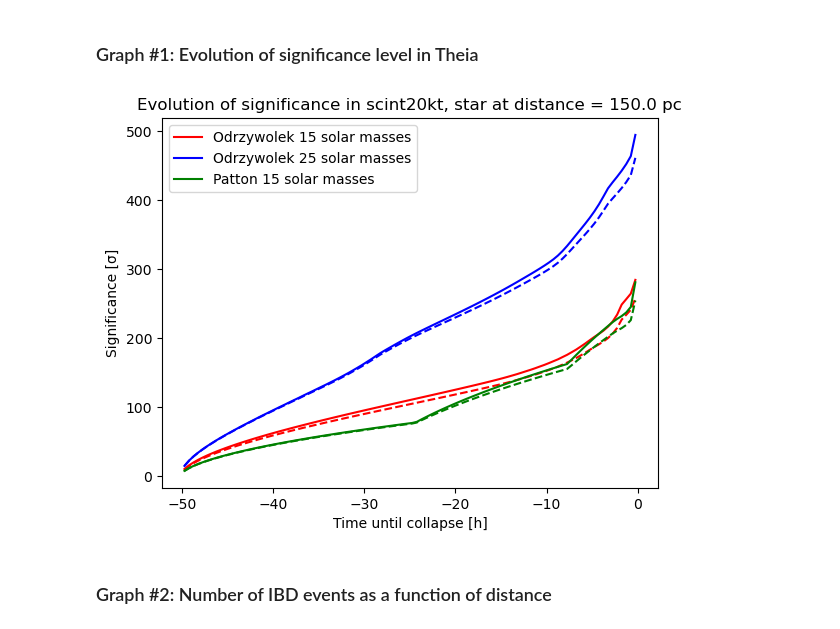
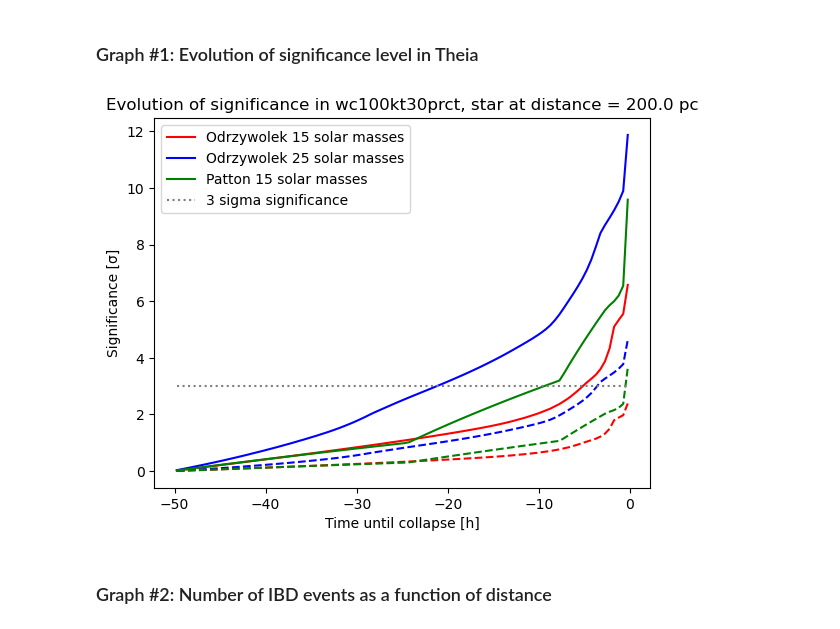
Before and after one commit to idasljung/snewpy, a Jupyter notebook: KURF_2023_Theia_PreSN/Theia_PreSN/theia_graphs_50hours.ipynb, the cells around one changed output. Saved outputs shown, nothing was run; the diff lists cells and outputs as text; code cells hidden in the pictures.

```diff
--- a/KURF_2023_Theia_PreSN/Theia_PreSN/theia_graphs_50hours.ipynb
+++ b/KURF_2023_Theia_PreSN/Theia_PreSN/theia_graphs_50hours.ipynb
@@ -15,18 +15,18 @@ import numpy as np
 from snewpy import snowglobes
 
 SNOwGLoBES_path = '/Users/peterasljung/Desktop/snowglobes/' # to use custom SNOwGLoBES detector/channel/smearing files, set SNOwGLoBES directory
-SNEWPY_models_base = "models/"   # directory containing SNEWPY models
+SNEWPY_models_base = "../../models/"   # directory containing SNEWPY models
 # %%
 #Detector
-detector = "theia"
+detector = "wc100kt30prct"
 
 #Betelgeuse
-distance = 0.15
+distance = 0.2
 modeltype_O = 'Odrzywolek_2010'
 modeltype_P = 'Patton_2017'
 
-transformation = 'AdiabaticMSW_NMO'  #'AdiabaticMSW_NMO'
-transformation_INV = 'AdiabaticMSW_IMO' #'AdiabaticMSW_IMO'
+transformation = 'NoTransformation'  #'AdiabaticMSW_NMO'
+transformation_INV = 'NoTransformation' #'AdiabaticMSW_IMO'
 
 #Define time window
 window_tstart = - 180000
@@ -163,55 +163,57 @@ for i in range(len(tmid)):
         nevents_P_INV[i] += sum(tables_P_INV[key_P_INV]['data'][j])
 # %%
 #Since we're using constant background we're assuming zero events before time starts
-b = 0.142 #2.5 Super K 50 hours, 5.1258 Theia 48 hours, 0.142 KamLAND 48 hours
+b = 2.4 #2.5 Super K 50 hours, 5.1258 Theia 48 hours, 0.142 KamLAND 48 hours
 s = 0
 
 for k in nevents_O_15:
-    s += (k/20) #s += (k * 0.225 * 0.74) for Super K # (k/20) for KamLAND
+    s += (k * 0.225 * 0.74) #s += (k * 0.225 * 0.74) for Super K # (k/20) for KamLAND
     sig = math.sqrt(2 * (((s + b) * math.log(1 + (s/b))) - s))
     significance_O_15.append(sig)
 s = 0
 for k in nevents_O_15_INV:
-    s += (k/20)
+    s += (k * 0.225 * 0.21)
     sig = math.sqrt(2 * (((s + b) * math.log(1 + (s/b))) - s))
     significance_O_15_INV.append(sig)
 s = 0
 for k in nevents_O_25:
-    s += (k/20)
+    s += (k * 0.225 * 0.74)
     sig = math.sqrt(2 * (((s + b) * math.log(1 + (s/b))) - s))
     significance_O_25.append(sig)
 s = 0
 for k in nevents_O_25_INV:
-    s += (k/20)
+    s += (k * 0.225 * 0.21)
     sig = math.sqrt(2 * (((s + b) * math.log(1 + (s/b))) - s))
     significance_O_25_INV.append(sig)
 s = 0
 for k in nevents_P:
-    s += (k/20)
+    s += (k * 0.225 * 0.74)
     sig = math.sqrt(2 * (((s + b) * math.log(1 + (s/b))) - s))
     significance_P.append(sig)
 s = 0
 for k in nevents_P_INV:
-    s += (k/20)
+    s += (k * 0.225 * 0.21)
     sig = math.sqrt(2 * (((s + b) * math.log(1 + (s/b))) - s))
     significance_P_INV.append(sig)
 # %%
 #PLOT
+y = [3] * len(significance_O_15) #For plotting the significance line
 
 tmid_h = tmid.to(u.hour)
 plt.plot(tmid_h, significance_O_15, color='red', label = 'Odrzywolek 15 solar masses')
 plt.plot(tmid_h, significance_O_15_INV, color='red', linestyle='dashed')
 plt.plot(tmid_h, significance_O_25, color='blue', label = 'Odrzywolek 25 solar masses')
 plt.plot(tmid_h, significance_O_25_INV, color='blue', linestyle='dashed')
 plt.plot(tmid_h, significance_P, color='green', label = 'Patton 15 solar masses')
 plt.plot(tmid_h, significance_P_INV, color='green', linestyle='dashed')
+plt.plot(tmid_h, y, color='gray', linestyle ='dotted', label = '3 sigma significance')
 plt.legend()
 plt.title('Evolution of significance in {}, star at distance = {} pc'.format(detector, distance * 1000))
 plt.xlabel("Time until collapse [h]")
 plt.ylabel("Significance [σ]")
 plt.show()
 # %% [output]
-[figure, old version]
+[figure, new version]
 # %% [markdown]
 ### Graph #2: Number of IBD events as a function of distance
 # %%
```
Also changed, not shown: parts of 2 cells of this notebook, 3 other files.
